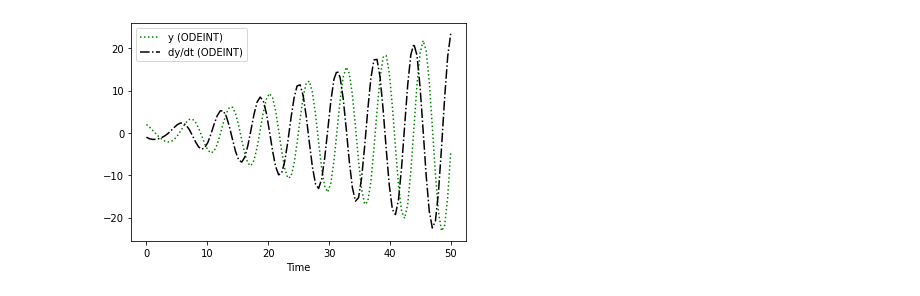
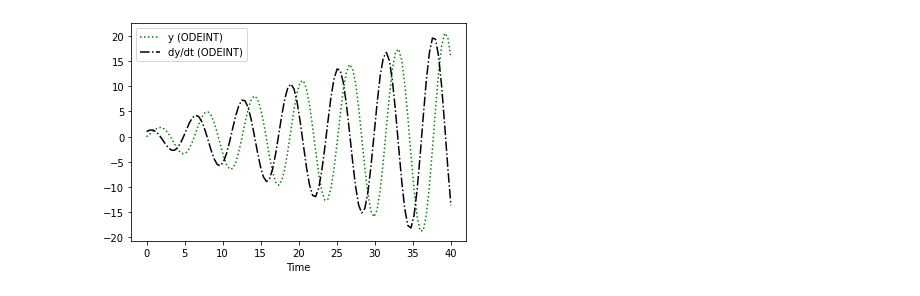
Before and after one commit to joaopmarinho/Numerical-Methods, a Jupyter notebook: lista2/questao10.ipynb, the cells around one changed output. Drawn from its saved outputs; the diff is of its cells as text; code cells hidden in the pictures.

Commit message:
modelagem de y''+ y = cos(t)

```diff
--- a/lista2/questao10.ipynb
+++ b/lista2/questao10.ipynb
@@ -7,20 +7,20 @@ import matplotlib.pyplot as plt
 # %%
 def model(x,t):
   y = x[0]
   dy = x[1]
   K = 30
   xdot = [[],[]]
   xdot[0] = dy
   xdot[1] = -y + math.cos(t)
   return xdot
-time = np.linspace(0,50,100)
-z2 = odeint(model,[2,-1],time)
+time = np.linspace(0,40,100)
+z2 = odeint(model,[0,1],time)
 
 # plot results
 plt.plot(time,z2[:,0],'g:')
 plt.plot(time,z2[:,1],'k-.')
 plt.legend(['y (ODEINT)','dy/dt (ODEINT)'])
 plt.xlabel('Time')
 plt.show()
 # %% [output]
-[figure, old version]
+[figure, new version]
```
